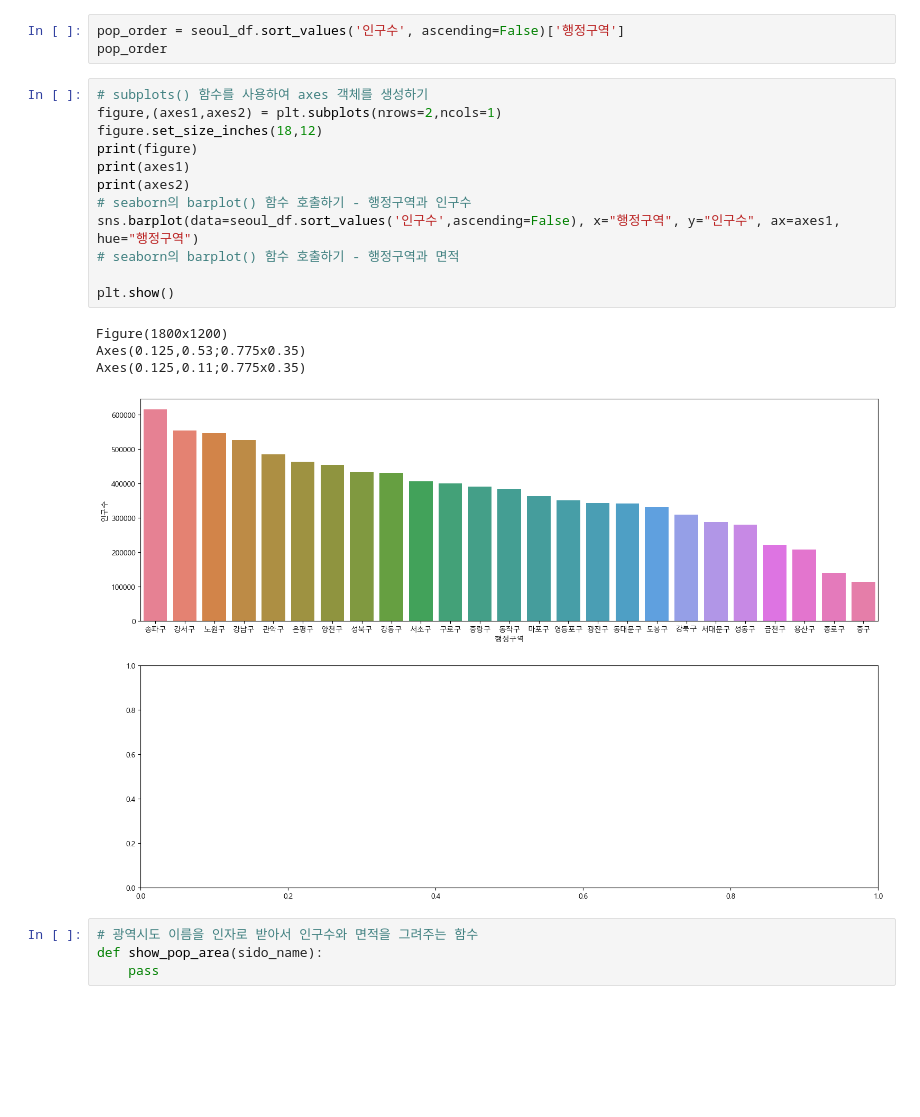
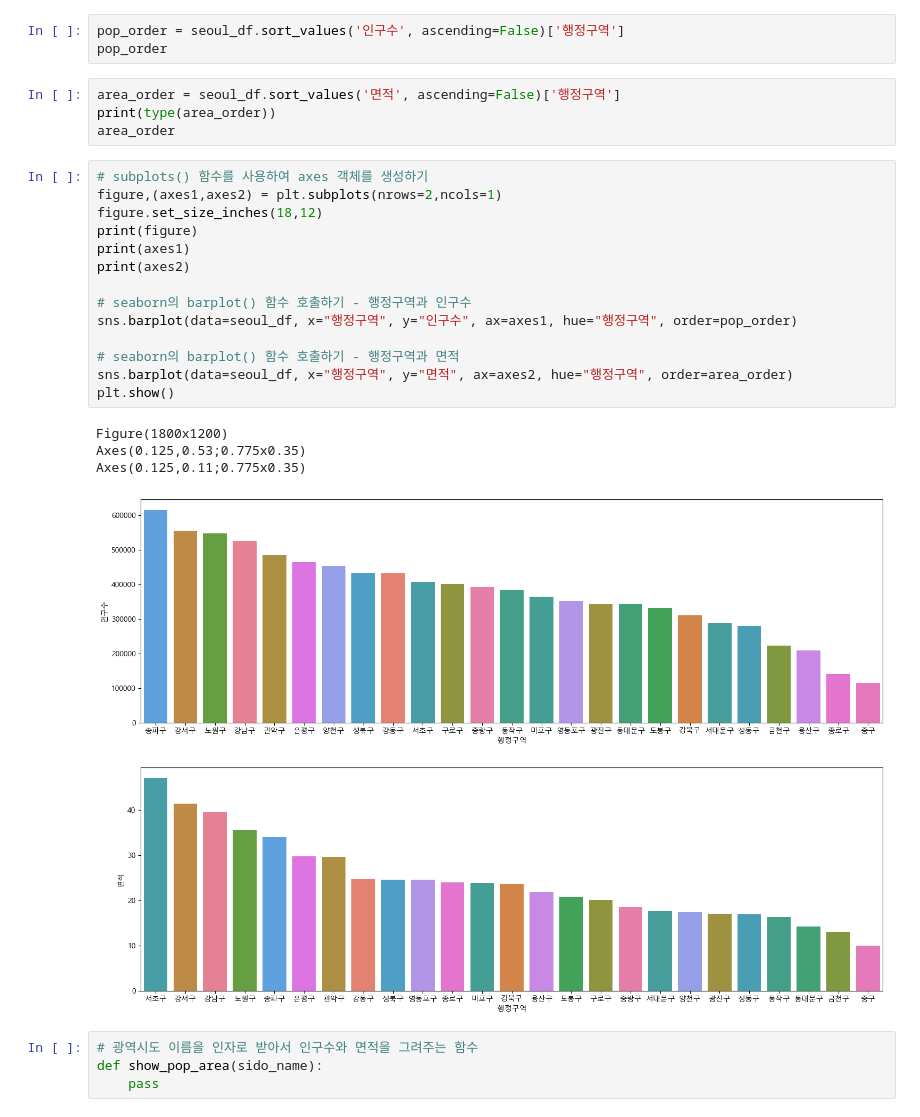
Before and after one commit to jero-06/Python_WebScrapting_DataAnalsis, a Jupyter notebook: 03.행정구역정보_분석과시각화.ipynb, the cells around one changed output. Drawn from its saved outputs; the diff is of its cells as text; blank space fills up the shorter version.

```diff
--- a/03.행정구역정보_분석과시각화.ipynb
+++ b/03.행정구역정보_분석과시각화.ipynb
@@ -444,23 +444,29 @@ seoul_df.head()
 # %%
 pop_order = seoul_df.sort_values('인구수', ascending=False)['행정구역']
 pop_order
+# %%
+area_order = seoul_df.sort_values('면적', ascending=False)['행정구역']
+print(type(area_order))
+area_order
 # %%
 # subplots() 함수를 사용하여 axes 객체를 생성하기
 figure,(axes1,axes2) = plt.subplots(nrows=2,ncols=1)
 figure.set_size_inches(18,12)
 print(figure)
 print(axes1)
 print(axes2)
+
 # seaborn의 barplot() 함수 호출하기 - 행정구역과 인구수
-sns.barplot(data=seoul_df.sort_values('인구수',ascending=False), x="행정구역", y="인구수", ax=axes1, hue="행정구역")
+sns.barplot(data=seoul_df, x="행정구역", y="인구수", ax=axes1, hue="행정구역", order=pop_order)
+
 # seaborn의 barplot() 함수 호출하기 - 행정구역과 면적
-
+sns.barplot(data=seoul_df, x="행정구역", y="면적", ax=axes2, hue="행정구역", order=area_order)
 plt.show()
 # %% [output]
 Figure(1800x1200)
 Axes(0.125,0.53;0.775x0.35)
 Axes(0.125,0.11;0.775x0.35)
-[figure, old version]
+[figure, new version]
 # %%
 # 광역시도 이름을 인자로 받아서 인구수와 면적을 그려주는 함수
 def show_pop_area(sido_name):
```
